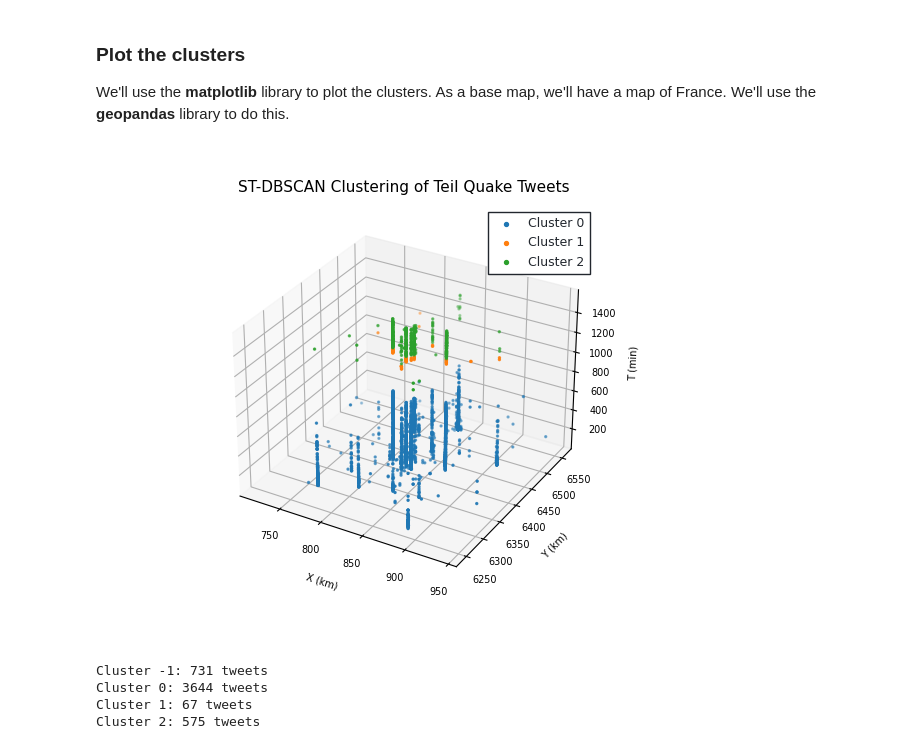
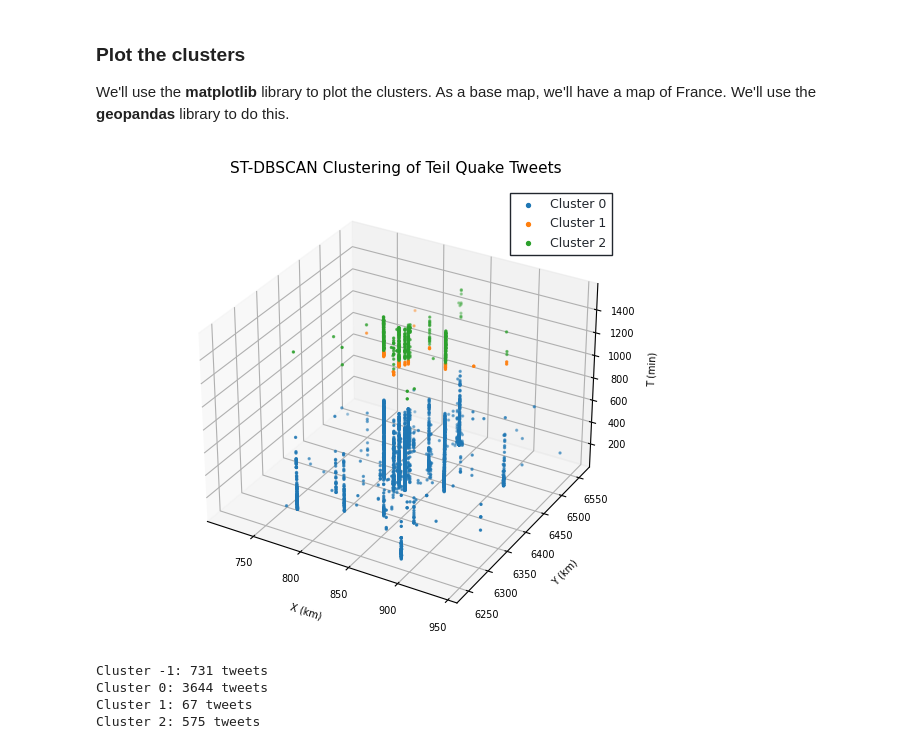
Before and after one commit to lletassey/clustering-tweets-earthquake, a Jupyter notebook: notebooks/stdbscan.ipynb, the cells around one changed output. Cells and saved outputs as stored; diff of their text form; code cells hidden in the pictures.

Commit message:
Solve tight layout for stdbscan cube

```diff
--- a/notebooks/stdbscan.ipynb
+++ b/notebooks/stdbscan.ipynb
@@ -263,34 +263,35 @@ ax_cube.set_zlabel('ts')
 
 # Set fig size
 fig = plt.gcf()
 fig.set_size_inches(6, 5)
 
 ax_cube.set_facecolor('white')
 ax_cube.get_figure().patch.set_facecolor('white')
 
 # Set title
 ax_cube.set_title("ST-DBSCAN Clustering of Teil Quake Tweets", fontsize=11, weight='medium', color='black', pad=10)
 
 ax_cube.legend(loc='best', fontsize=9, labelcolor='#22272e', markerscale=2,
           facecolor='white', title_fontsize=14, fancybox=False, framealpha=1, edgecolor='#22272e')
 
 m2km = lambda x, _: f'{x/1000:g}'
 ax_cube.xaxis.set_major_formatter(m2km)
 ax_cube.yaxis.set_major_formatter(m2km)
 
 # Set axis labels
 ax_cube.set_xlabel("X (km)", fontsize=7, labelpad=5, color='black')
 ax_cube.set_ylabel("Y (km)", fontsize=7, labelpad=5, color='black')
 ax_cube.set_zlabel("T (min)", fontsize=7, labelpad=5, color='black')
 
 # Set axis ticks color
 ax_cube.tick_params(axis='x', colors='black', labelsize=7)
 ax_cube.tick_params(axis='y', colors='black', labelsize=7)
 ax_cube.tick_params(axis='z', colors='black', labelsize=7)
 
+plt.tight_layout()
 plt.show()
 # %% [output]
-[figure, old version]
+[figure, new version]
 # %%
 # Read France geojson
 france = gpd.read_file(filename='../data/france.geojson')
```
Also changed, not shown: parts of 2 cells of this notebook, 1 other file.
